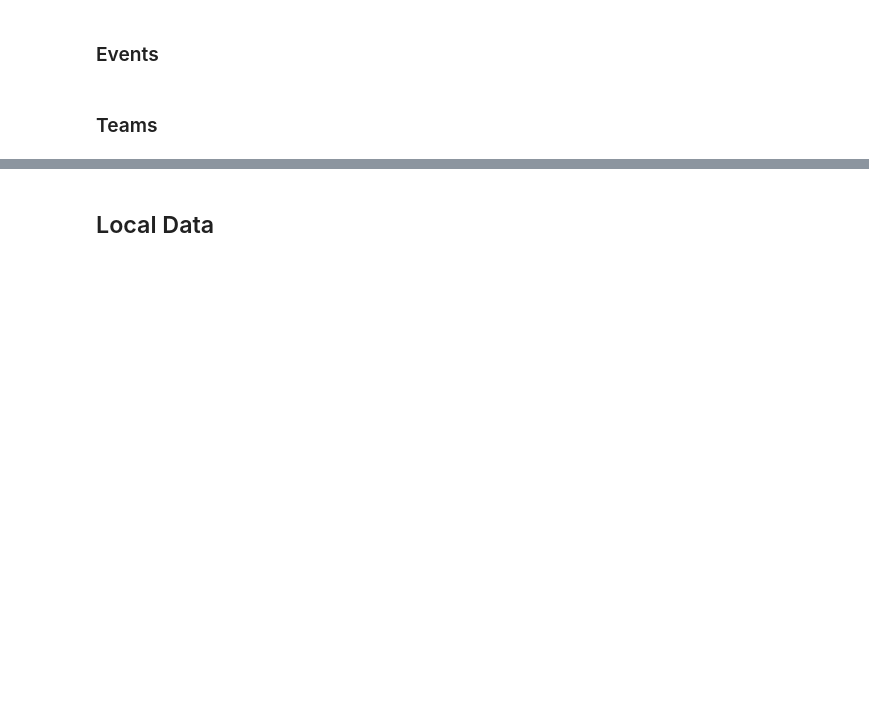
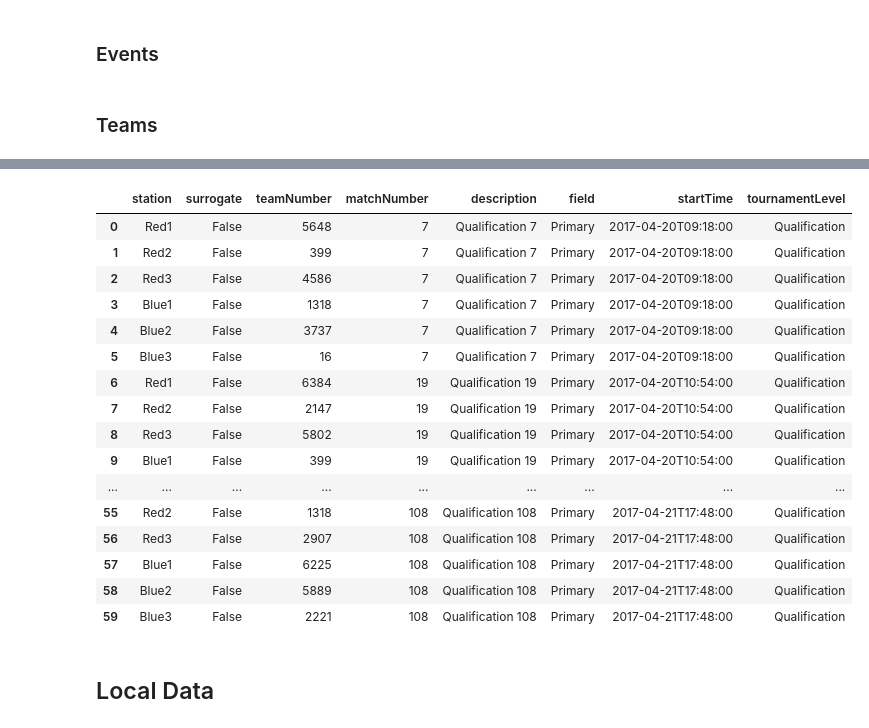
Before and after one commit to irwinsnet-old/fapy, a Jupyter notebook: firstApiPy_test_2.ipynb, the cells around one changed output, grey strips where cells are left out. Drawn from its saved outputs; the diff is of its cells as text; code cells hidden in the pictures; blank space fills up the shorter version.

```diff
--- a/firstApiPy_test_2.ipynb
+++ b/firstApiPy_test_2.ipynb
@@ -114,3 +114,25 @@ AttributeError: 'RangeIndex' object has no attribute 'step'
+# %%
+sched = api.get_schedule(sn, event="TURING", team="1318")
+# %%
+sched
+# %% [output]
+|  | station | surrogate | teamNumber | matchNumber | description | field | startTime | tournamentLevel |
+| 0 | Red1 | False | 5648 | 7 | Qualification 7 | Primary | 2017-04-20T09:18:00 | Qualification |
+| 1 | Red2 | False | 399 | 7 | Qualification 7 | Primary | 2017-04-20T09:18:00 | Qualification |
+| 2 | Red3 | False | 4586 | 7 | Qualification 7 | Primary | 2017-04-20T09:18:00 | Qualification |
+| 3 | Blue1 | False | 1318 | 7 | Qualification 7 | Primary | 2017-04-20T09:18:00 | Qualification |
+| 4 | Blue2 | False | 3737 | 7 | Qualification 7 | Primary | 2017-04-20T09:18:00 | Qualification |
+| 5 | Blue3 | False | 16 | 7 | Qualification 7 | Primary | 2017-04-20T09:18:00 | Qualification |
+| 6 | Red1 | False | 6384 | 19 | Qualification 19 | Primary | 2017-04-20T10:54:00 | Qualification |
+| 7 | Red2 | False | 2147 | 19 | Qualification 19 | Primary | 2017-04-20T10:54:00 | Qualification |
+| 8 | Red3 | False | 5802 | 19 | Qualification 19 | Primary | 2017-04-20T10:54:00 | Qualification |
+| 9 | Blue1 | False | 399 | 19 | Qualification 19 | Primary | 2017-04-20T10:54:00 | Qualification |
+| ... | ... | ... | ... | ... | ... | ... | ... | ... |
+| 55 | Red2 | False | 1318 | 108 | Qualification 108 | Primary | 2017-04-21T17:48:00 | Qualification |
+| 56 | Red3 | False | 2907 | 108 | Qualification 108 | Primary | 2017-04-21T17:48:00 | Qualification |
+| 57 | Blue1 | False | 6225 | 108 | Qualification 108 | Primary | 2017-04-21T17:48:00 | Qualification |
+| 58 | Blue2 | False | 5889 | 108 | Qualification 108 | Primary | 2017-04-21T17:48:00 | Qualification |
+| 59 | Blue3 | False | 2221 | 108 | Qualification 108 | Primary | 2017-04-21T17:48:00 | Qualification |
 # %% [markdown]
 ## Local Data
 # %%
```
Also changed, not shown: parts of 4 cells of this notebook, 2 other files.
